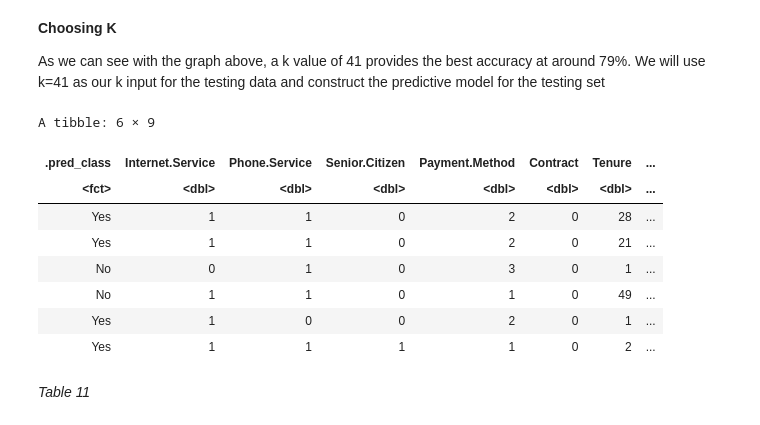
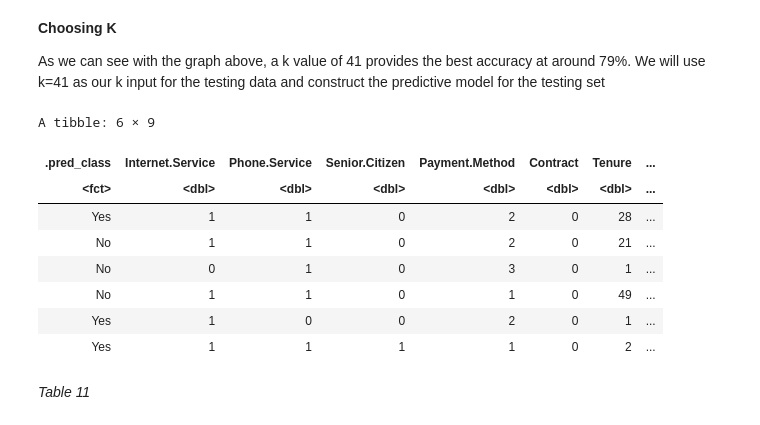
Before and after one commit to adaws01/Group39DSCI, a Jupyter notebook: Full Project/Group_39_Project.ipynb, the cells around one changed output. Saved outputs shown, nothing was run; the diff lists cells and outputs as text; code cells hidden in the pictures.

```diff
--- a/Full Project/Group_39_Project.ipynb
+++ b/Full Project/Group_39_Project.ipynb
@@ -427,28 +430,28 @@ As we can see with the graph above, a k value of 41 provides the best accuracy a
 # %%
 #Building testing model specifications
 
-churn_spec <- nearest_neighbor(weight_func="rectangular",neighbors=48)%>%
+churn_spec <- nearest_neighbor(weight_func="rectangular",neighbors=41)%>%
     set_engine("kknn")%>%
     set_mode("classification")
 
 
 #Building workflow
 churn_fit <- workflow()%>%
     add_recipe(churn_recipe)%>%
     add_model(churn_spec)%>%
     fit(data = churn_dummy)
 
 #Predicting testing data
 churn_predictions <- predict(churn_fit,churn_test_clean) %>%
     bind_cols(churn_test_clean)
 
 head(churn_predictions)
 # %% [output]
 A tibble: 6 × 9
 | .pred_class | Internet.Service | Phone.Service | Senior.Citizen | Payment.Method | Contract | Tenure | ... |
 | <fct> | <dbl> | <dbl> | <dbl> | <dbl> | <dbl> | <dbl> | ... |
 | Yes | 1 | 1 | 0 | 2 | 0 | 28 | ... |
-| Yes | 1 | 1 | 0 | 2 | 0 | 21 | ... |
+| No | 1 | 1 | 0 | 2 | 0 | 21 | ... |
 | No | 0 | 1 | 0 | 3 | 0 | 1 | ... |
 | No | 1 | 1 | 0 | 1 | 0 | 49 | ... |
 | Yes | 1 | 0 | 0 | 2 | 0 | 1 | ... |
```
Also changed, not shown: parts of 14 cells of this notebook.
